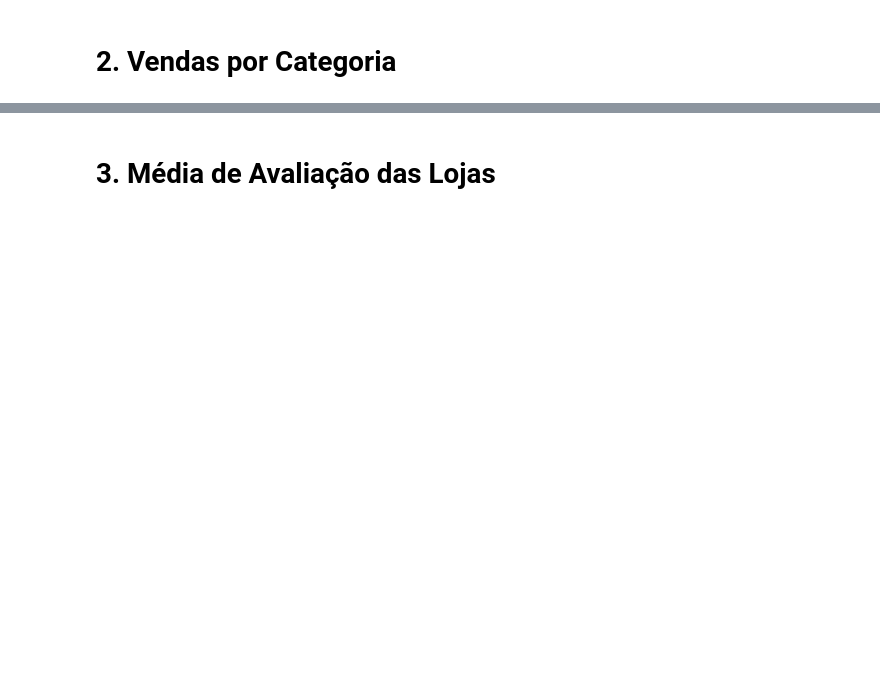
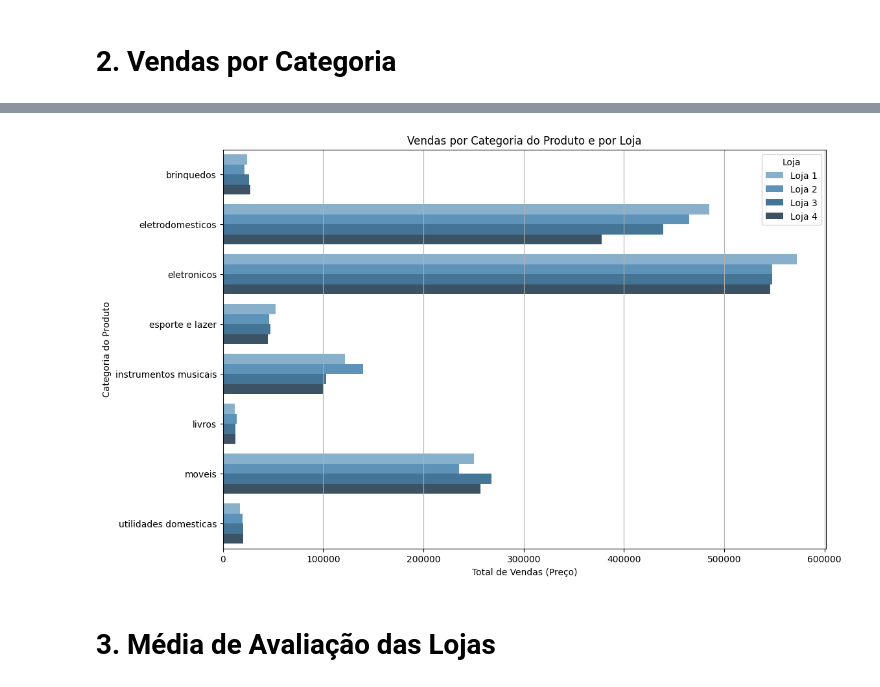
Before and after one commit to emilesartori/challenge1-data-science, a Jupyter notebook: AluraStoreBr.ipynb, the cells around one changed output, grey strips where cells are left out. Drawn from its saved outputs; the diff is of its cells as text; code cells hidden in the pictures; blank space fills up the shorter version.

```diff
--- a/AluraStoreBr.ipynb
+++ b/AluraStoreBr.ipynb
@@ -70,2 +120,9 @@ Vendas por Loja e por Ano:
 # %% [markdown]
 # 2. Vendas por Categoria
+# %%
+# vendas por categoria e loja
+vendas_categoria = df.groupby(['Loja', 'Categoria do Produto'])['Preço'].sum().reset_index()
+
+
+print("Vendas por Loja e Categoria de produto:")
+display(vendas_categoria)
@@ -72,2 +148,16 @@ Vendas por Loja e por Ano:
+# %%
+import matplotlib.pyplot as plt
+import seaborn as sns
+
+plt.figure(figsize=(12, 8))
+sns.barplot(data=vendas_categoria, y='Categoria do Produto', x='Preço', hue='Loja', palette='Blues_d')
+plt.title('Vendas por Categoria do Produto e por Loja')
+plt.xlabel('Total de Vendas (Preço)')
+plt.ylabel('Categoria do Produto')
+plt.legend(title='Loja')
+plt.grid(axis='x')
+plt.show()
+# %% [output]
+[figure, added]
 # %% [markdown]
 # 3. Média de Avaliação das Lojas
```
Also changed, not shown: parts of 19 cells of this notebook.
